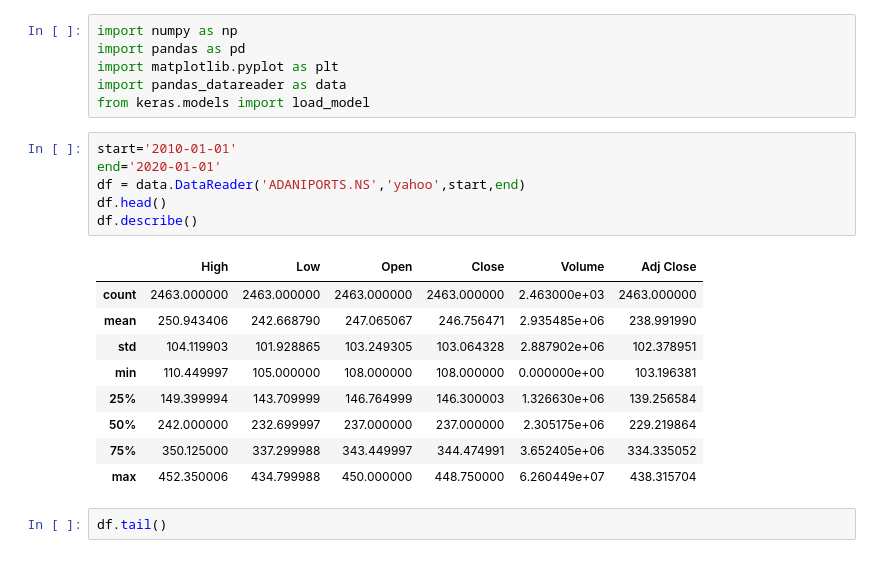
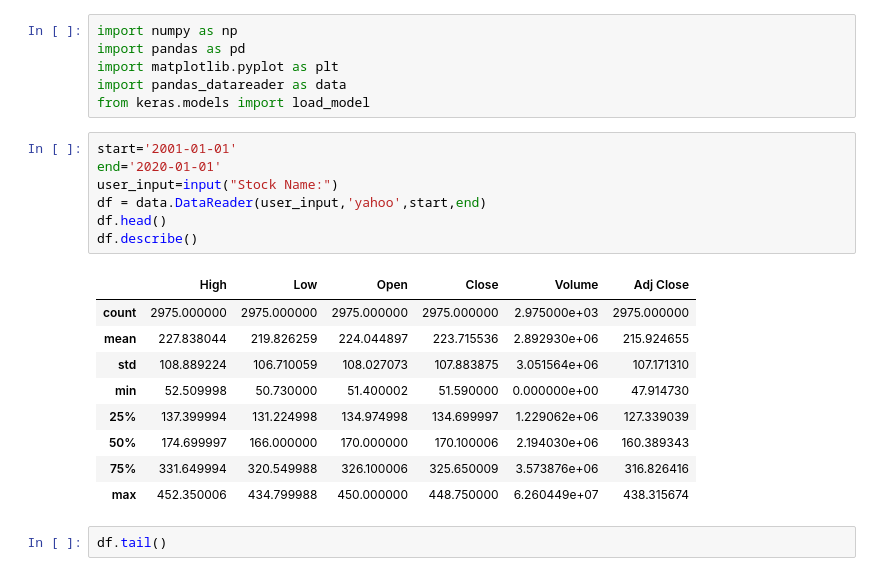
Before and after one commit to aana0308/NIFTY-Stock-Market-Prediction, a Jupyter notebook: notebooks/LSTM_MARKET_PREDICTION.ipynb, the cells around one changed output. Drawn from its saved outputs; the diff is of its cells as text.

```diff
--- a/notebooks/LSTM_MARKET_PREDICTION.ipynb
+++ b/notebooks/LSTM_MARKET_PREDICTION.ipynb
@@ -5,21 +5,22 @@ import matplotlib.pyplot as plt
 import pandas_datareader as data
 from keras.models import load_model
 # %%
-start='2010-01-01'
+start='2001-01-01'
 end='2020-01-01'
-df = data.DataReader('ADANIPORTS.NS','yahoo',start,end)
+user_input=input("Stock Name:")
+df = data.DataReader(user_input,'yahoo',start,end)
 df.head()
 df.describe()
 # %% [output]
 |  | High | Low | Open | Close | Volume | Adj Close |
-| count | 2463.000000 | 2463.000000 | 2463.000000 | 2463.000000 | 2.463000e+03 | 2463.000000 |
-| mean | 250.943406 | 242.668790 | 247.065067 | 246.756471 | 2.935485e+06 | 238.991990 |
-| std | 104.119903 | 101.928865 | 103.249305 | 103.064328 | 2.887902e+06 | 102.378951 |
-| min | 110.449997 | 105.000000 | 108.000000 | 108.000000 | 0.000000e+00 | 103.196381 |
-| 25% | 149.399994 | 143.709999 | 146.764999 | 146.300003 | 1.326630e+06 | 139.256584 |
-| 50% | 242.000000 | 232.699997 | 237.000000 | 237.000000 | 2.305175e+06 | 229.219864 |
-| 75% | 350.125000 | 337.299988 | 343.449997 | 344.474991 | 3.652405e+06 | 334.335052 |
-| max | 452.350006 | 434.799988 | 450.000000 | 448.750000 | 6.260449e+07 | 438.315704 |
+| count | 2975.000000 | 2975.000000 | 2975.000000 | 2975.000000 | 2.975000e+03 | 2975.000000 |
+| mean | 227.838044 | 219.826259 | 224.044897 | 223.715536 | 2.892930e+06 | 215.924655 |
+| std | 108.889224 | 106.710059 | 108.027073 | 107.883875 | 3.051564e+06 | 107.171310 |
+| min | 52.509998 | 50.730000 | 51.400002 | 51.590000 | 0.000000e+00 | 47.914730 |
+| 25% | 137.399994 | 131.224998 | 134.974998 | 134.699997 | 1.229062e+06 | 127.339039 |
+| 50% | 174.699997 | 166.000000 | 170.000000 | 170.100006 | 2.194030e+06 | 160.389343 |
+| 75% | 331.649994 | 320.549988 | 326.100006 | 325.650009 | 3.573876e+06 | 316.826416 |
+| max | 452.350006 | 434.799988 | 450.000000 | 448.750000 | 6.260449e+07 | 438.315674 |
 # %%
 df.tail()
 # %% [output]
```
Also changed, not shown: parts of 22 cells of this notebook, 2 other files.
